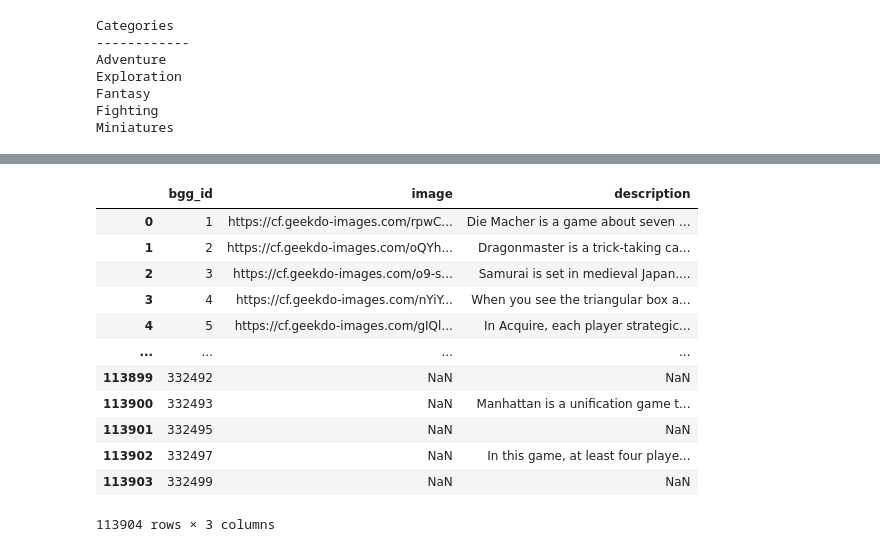
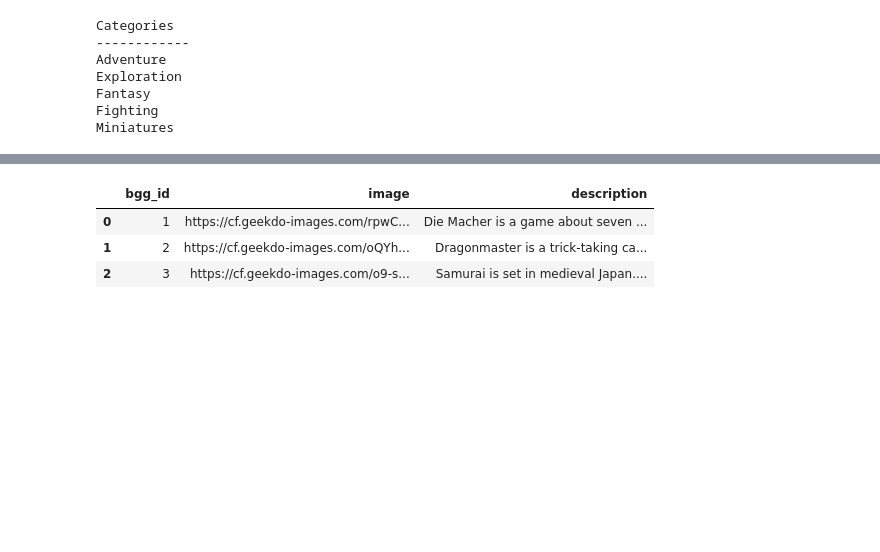
Before and after one commit to Paulaszka/book_recommender_system_new, a Jupyter notebook: notebook_1.ipynb, the cells around one changed output, grey strips where cells are left out. Drawn from its saved outputs; the diff is of its cells as text; code cells hidden in the pictures; blank space fills up the shorter version.

```diff
--- a/notebook_1.ipynb
+++ b/notebook_1.ipynb
@@ -240,19 +239,10 @@ Variable Player Powers
 df.drop(columns=['bga_id', 'dbpedia_id', 'luding_id', 'spielen_id', 'wikidata_id', 'wikipedia_id'], inplace=True)
 # %%
-df_img_desc = pd.read_csv("boardgame_images_merged.csv")
+df_img_desc = pd.read_csv("scrapped_data/scrapped_images_and_descriptions.csv")
 # %%
-df_img_desc
+df_img_desc.head(3)
 # %% [output]
 |  | bgg_id | image | description |
 | 0 | 1 | https://cf.geekdo-images.com/rpwC... | Die Macher is a game about seven ... |
 | 1 | 2 | https://cf.geekdo-images.com/oQYh... | Dragonmaster is a trick-taking ca... |
 | 2 | 3 | https://cf.geekdo-images.com/o9-s... | Samurai is set in medieval Japan.... |
-| 3 | 4 | https://cf.geekdo-images.com/nYiY... | When you see the triangular box a... |
-| 4 | 5 | https://cf.geekdo-images.com/gIQl... | In Acquire, each player strategic... |
-| ... | ... | ... | ... |
-| 113899 | 332492 | NaN | NaN |
-| 113900 | 332493 | NaN | Manhattan is a unification game t... |
-| 113901 | 332495 | NaN | NaN |
-| 113902 | 332497 | NaN | In this game, at least four playe... |
-| 113903 | 332499 | NaN | NaN |
-113904 rows × 3 columns
```
Also changed, not shown: parts of 3 cells of this notebook, 3 other files.
